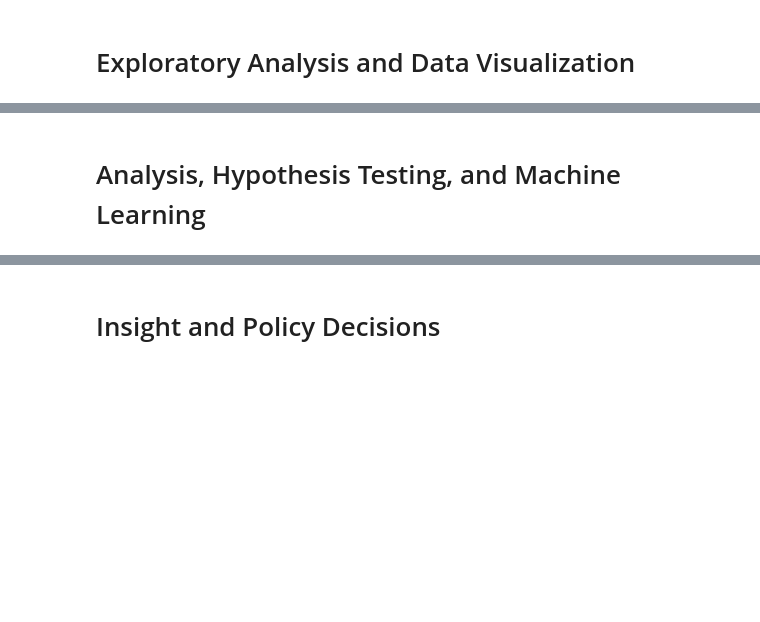
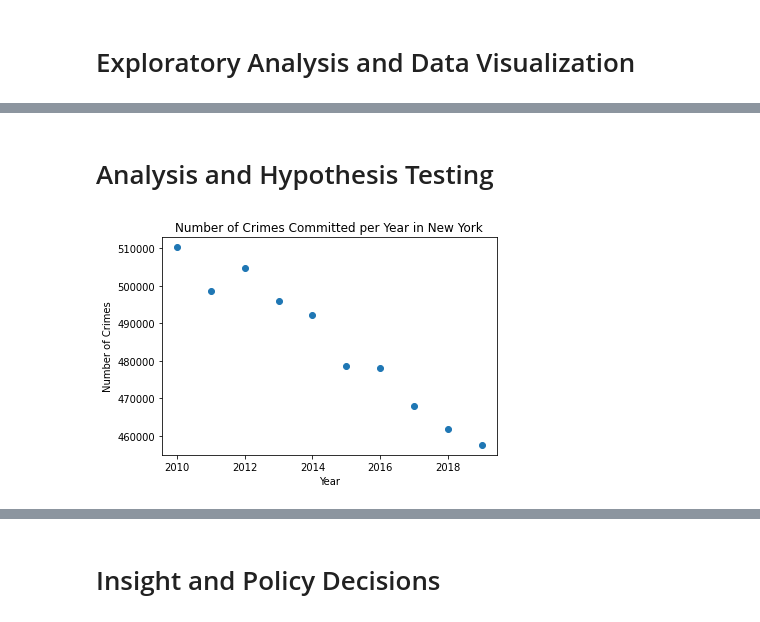
Before and after one commit to FinalProject-cmsc320/FinalProject-cmsc320.github.io, a Jupyter notebook: final.ipynb, the cells around one changed output, grey strips where cells are left out. Saved outputs shown, nothing was run; the diff lists cells and outputs as text; code cells hidden in the pictures; blank space fills up the shorter version.

```diff
--- a/final.ipynb
+++ b/final.ipynb
@@ -239,2 +255,2 @@ ny.sort_values(by=['YEAR'])
 # %% [markdown]
-# Analysis, Hypothesis Testing, and Machine Learning
+# Analysis and Hypothesis Testing
@@ -240,0 +261,16 @@ ny.sort_values(by=['YEAR'])
+# %%
+#number of crimes vs year with regression analysis & hypothesis testing
+#NY
+x = ny['YEAR'].value_counts().tolist()
+y = ny['YEAR'].value_counts().index.tolist()
+
+s = x
+t = y
+import matplotlib.pyplot as plt
+plt.scatter(y, x)
+plt.title('Number of Crimes Committed per Year in New York')
+plt.xlabel("Year")
+plt.ylabel("Number of Crimes")
+plt.show()
+# %% [output]
+[figure, added]
```
Also changed, not shown: parts of 6 cells of this notebook.
